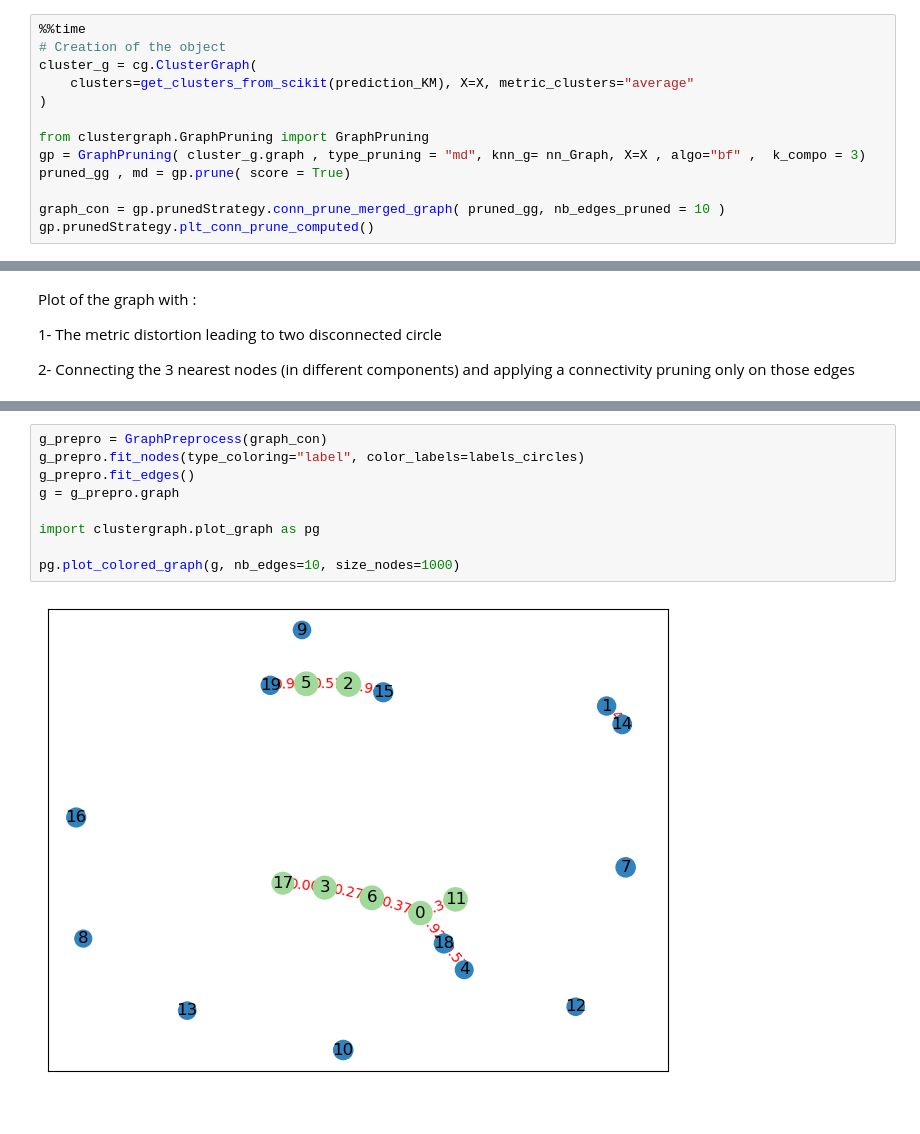
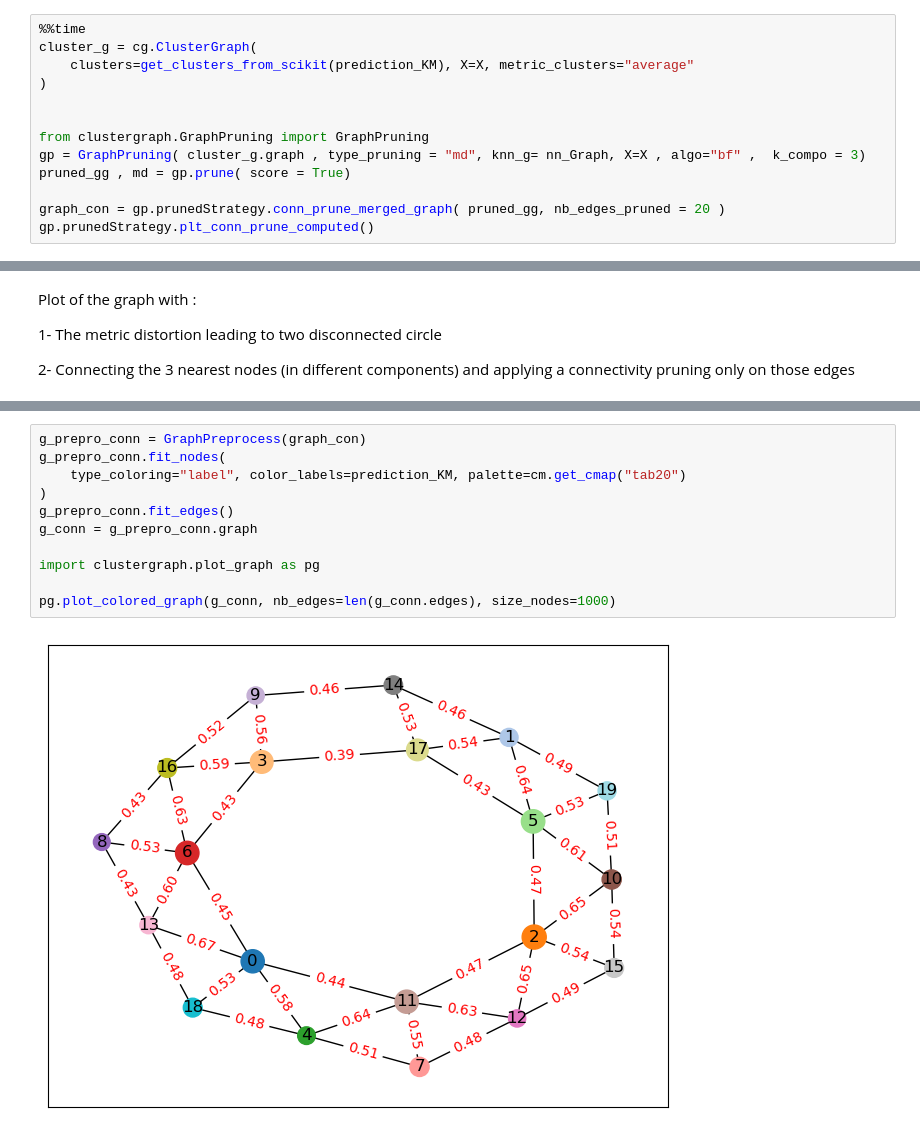
Before and after one commit to dioscuri-tda/ClusterGraph, a Jupyter notebook: examples/Concentric_circles.ipynb, the cells around one changed output, grey strips where cells are left out. Saved outputs shown, nothing was run; the diff lists cells and outputs as text.

```diff
--- a/examples/Concentric_circles.ipynb
+++ b/examples/Concentric_circles.ipynb
@@ -159,16 +136,16 @@ pg.plot_colored_graph(g, nb_edges=len(g.edges), size_nodes=1000)
 ## Merge components
 # %%
 %%time
-# Creation of the object
 cluster_g = cg.ClusterGraph(
     clusters=get_clusters_from_scikit(prediction_KM), X=X, metric_clusters="average"
 )
+
 
 from clustergraph.GraphPruning import GraphPruning
 gp = GraphPruning( cluster_g.graph , type_pruning = "md", knn_g= nn_Graph, X=X , algo="bf" ,  k_compo = 3)
 pruned_gg , md = gp.prune( score = True)
 
-graph_con = gp.prunedStrategy.conn_prune_merged_graph( pruned_gg, nb_edges_pruned = 10 )
+graph_con = gp.prunedStrategy.conn_prune_merged_graph( pruned_gg, nb_edges_pruned = 20 )
 gp.prunedStrategy.plt_conn_prune_computed()
 # %% [output]
 NB  20
@@ -186,11 +161,13 @@ nx.draw_networkx(g)
 # %%
-g_prepro = GraphPreprocess(graph_con)
-g_prepro.fit_nodes(type_coloring="label", color_labels=labels_circles)
-g_prepro.fit_edges()
-g = g_prepro.graph
+g_prepro_conn = GraphPreprocess(graph_con)
+g_prepro_conn.fit_nodes(
+    type_coloring="label", color_labels=prediction_KM, palette=cm.get_cmap("tab20")
+)
+g_prepro_conn.fit_edges()
+g_conn = g_prepro_conn.graph
 
 import clustergraph.plot_graph as pg
 
-pg.plot_colored_graph(g, nb_edges=10, size_nodes=1000)
+pg.plot_colored_graph(g_conn, nb_edges=len(g_conn.edges), size_nodes=1000)
 # %% [output]
-[figure, old version]
+[figure, new version]
```
Also changed, not shown: parts of 16 cells of this notebook, 10 other files.
